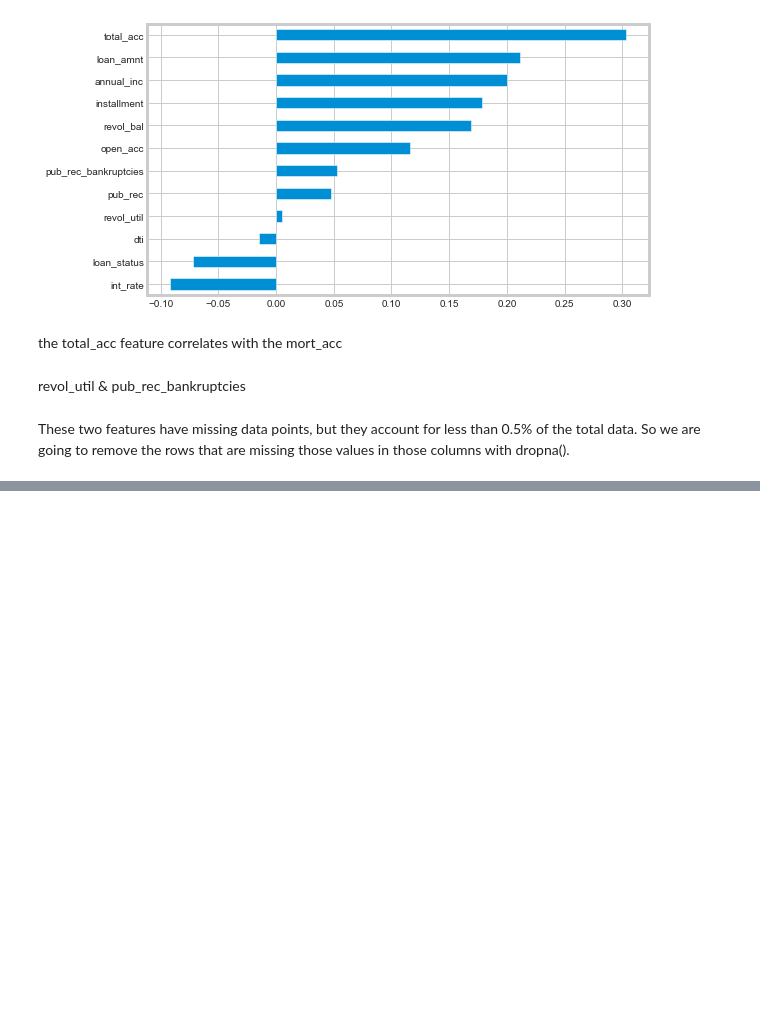
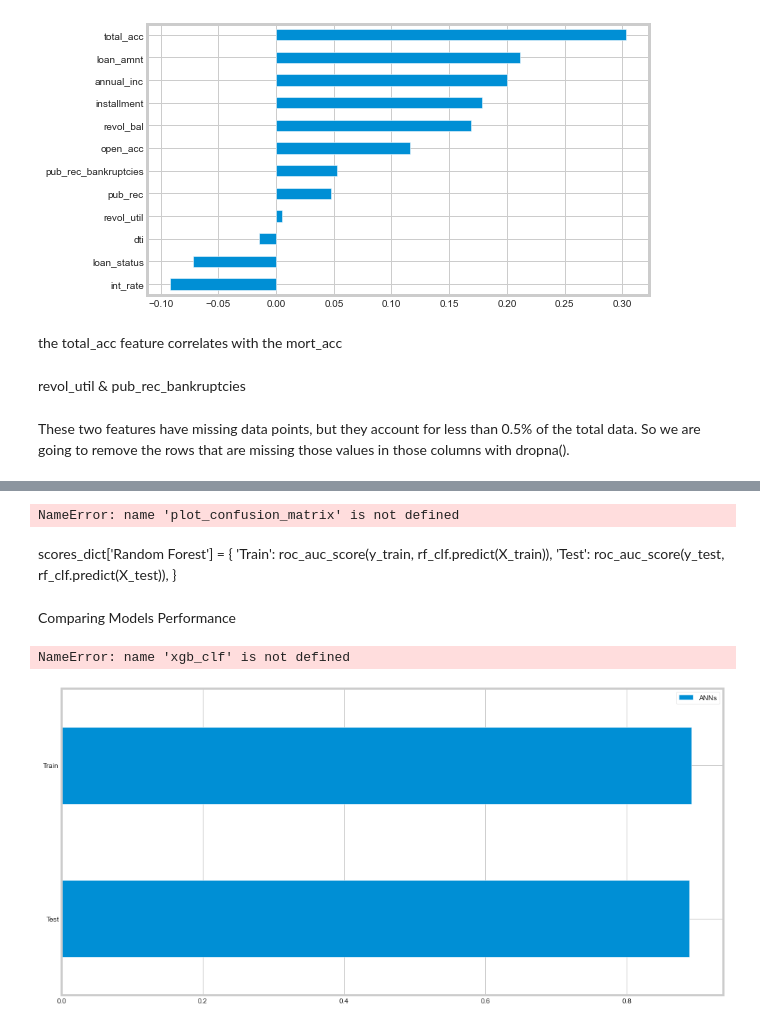
Before and after one commit to shivangi-04/Loan-default-prediction, a Jupyter notebook: preprocessing.ipynb, the cells around one changed output, grey strips where cells are left out. Saved outputs shown, nothing was run; the diff lists cells and outputs as text; code cells hidden in the pictures; blank space fills up the shorter version.

```diff
--- a/preprocessing.ipynb
+++ b/preprocessing.ipynb
@@ -641,0 +734,2 @@ Number of Rows in the dataset is: 372338
+# %%
+data['earliest_cr_line'] = data.earliest_cr_line.str.split('-', expand=True)[1]
@@ -641,0 +1094,7 @@ Number of Rows in the dataset is: 372338
+# %%
+scores_dict = {
+    'ANNs': {
+        'Train': roc_auc_score(y_train, model.predict(X_train)),
+        'Test': roc_auc_score(y_test, model.predict(X_test)),
+    },
+}
@@ -641,0 +1103,26 @@ Number of Rows in the dataset is: 372338
+# %%
+from xgboost import XGBClassifier
+
+#n_estimators = [50, 100, 200]
+#learning_rate = [0.05, 0.01, 0.5, 0.1, 1]
+#tree_method = ['gpu_hist']
+
+#params_grid = {
+#    'n_estimators': n_estimators,
+#     'learning_rate': learning_rate,
+#}
+
+xgb_clf = XGBClassifier(use_label_encoder=True)
+#xgb_cv = GridSearchCV(xgb_clf, params_grid, cv=3, scoring='roc_auc', n_jobs=-1, verbose=1)
+# xgb_cv.fit(X_train, y_train)
+# best_params = xgb_cv.best_params_
+# best_params['tree_method'] = 'gpu_hist'
+#best_params = {'n_estimators': 50, 'tree_method': 'gpu_hist'}
+#print(f"Best Parameters: {best_params}")
+xgb_clf.fit(X_train, y_train)
+
+y_train_pred = xgb_clf.predict(X_train)
+y_test_pred = xgb_clf.predict(X_test)
+
+print_score(y_train, y_train_pred, train=True)
+print_score(y_test, y_test_pred, train=False)
@@ -641,0 +1140,5 @@ Number of Rows in the dataset is: 372338
+# %%
+scores_dict['XGBoost'] = {
+        'Train': roc_auc_score(y_train, xgb_clf.predict(X_train)),
+        'Test': roc_auc_score(y_test, xgb_clf.predict(X_test)),
+    }
@@ -641,0 +1176,36 @@ Number of Rows in the dataset is: 372338
+# %%
+disp = plot_confusion_matrix(rf_clf, X_test, y_test,
+                             cmap='Blues', values_format='d',
+                             display_labels=['Fully-Paid', 'Default'])
+
+disp = plot_roc_curve(xgb_clf, X_test, y_test)
+plot_roc_curve(rf_clf, X_test, y_test, ax=disp.ax_)
+plt.show()
+# %% [output]
+NameError: name 'plot_confusion_matrix' is not defined
+# %% [markdown]
+scores_dict['Random Forest'] = {
+        'Train': roc_auc_score(y_train, rf_clf.predict(X_train)),
+        'Test': roc_auc_score(y_test, rf_clf.predict(X_test)),
+    }
+# %% [markdown]
+Comparing Models Performance
+# %%
+ml_models = {
+    'Random Forest': rf_clf,
+    'XGBoost': xgb_clf,
+    'ANNs': model,
+    'Logistic Regression': LRclassifier,
+    'Support Vector Classifier': SVCclassifier
+}
+
+for model in ml_models:
+    print(f"{model.upper():{30}} roc_auc_score: {roc_auc_score(y_test, ml_models[model].predict(X_test)):.3f}")
+# %% [output]
+NameError: name 'xgb_clf' is not defined
+# %%
+scores_df = pd.DataFrame(scores_dict)
+scores_df.plot(kind='barh', figsize=(15, 8))
+plt.show()
+# %% [output]
+[figure, added]
```
Also changed, not shown: parts of 58 cells of this notebook.
